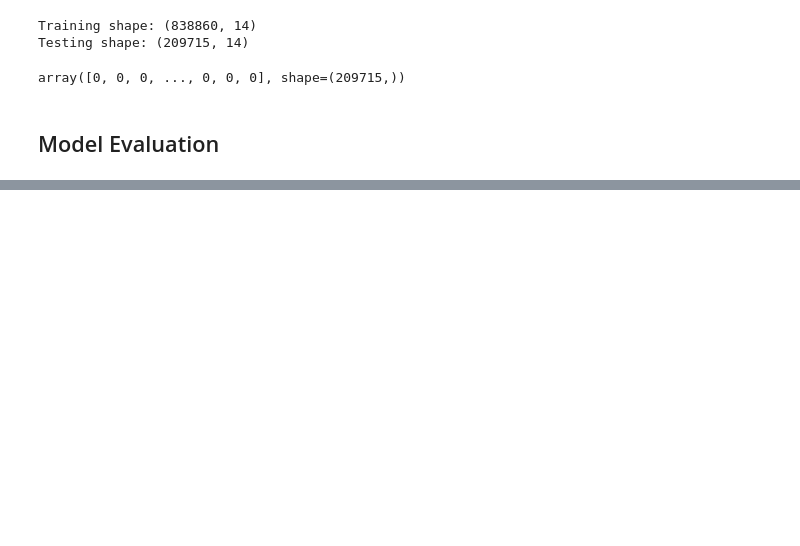
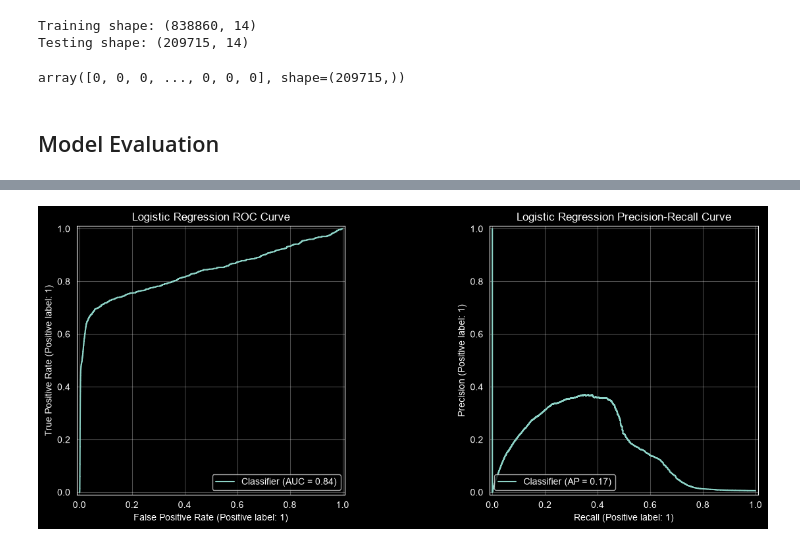
Before and after one commit to ZubairRashid05/Unspupervised-Learning-For-Fraud-Detection_CSCI-3052U-Project, a Jupyter notebook: detecting-credit-card-fraud-logistic-regression.ipynb, the cells around one changed output, grey strips where cells are left out. Drawn from its saved outputs; the diff is of its cells as text; code cells hidden in the pictures; blank space fills up the shorter version.

```diff
--- a/detecting-credit-card-fraud-logistic-regression.ipynb
+++ b/detecting-credit-card-fraud-logistic-regression.ipynb
@@ -270,0 +401,32 @@ weighted avg       0.99      0.99      0.99    209715
+# %%
+from sklearn.metrics import (
+    RocCurveDisplay,
+    PrecisionRecallDisplay
+)
+
+y_prob = model.predict_proba(X_test)[:, 1]
+
+fig, axes = plt.subplots(1, 2, figsize=(13, 5))
+
+RocCurveDisplay.from_predictions(
+    y_test,
+    y_prob,
+    ax=axes[0]
+)
+
+axes[0].set_title("Logistic Regression ROC Curve")
+axes[0].grid(alpha=0.3)
+
+PrecisionRecallDisplay.from_predictions(
+    y_test,
+    y_prob,
+    ax=axes[1]
+)
+
+axes[1].set_title("Logistic Regression Precision-Recall Curve")
+axes[1].grid(alpha=0.3)
+
+plt.tight_layout()
+plt.show()
+# %% [output]
+[figure, added]
```
Also changed, not shown: parts of 8 cells of this notebook, 1 other file.
